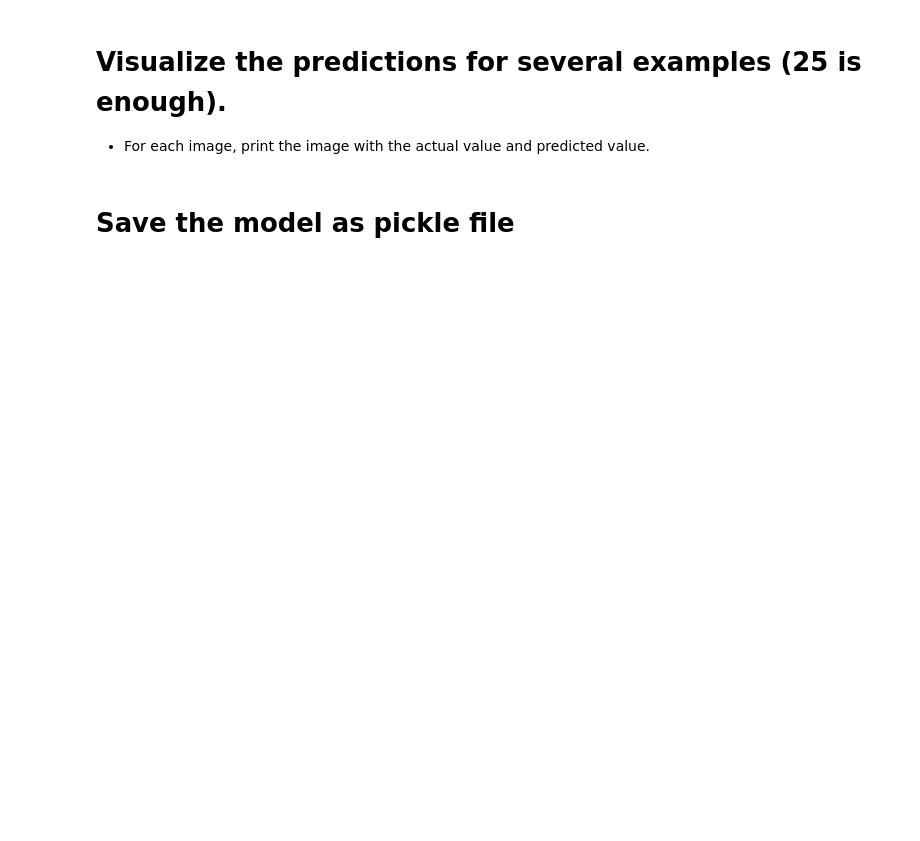
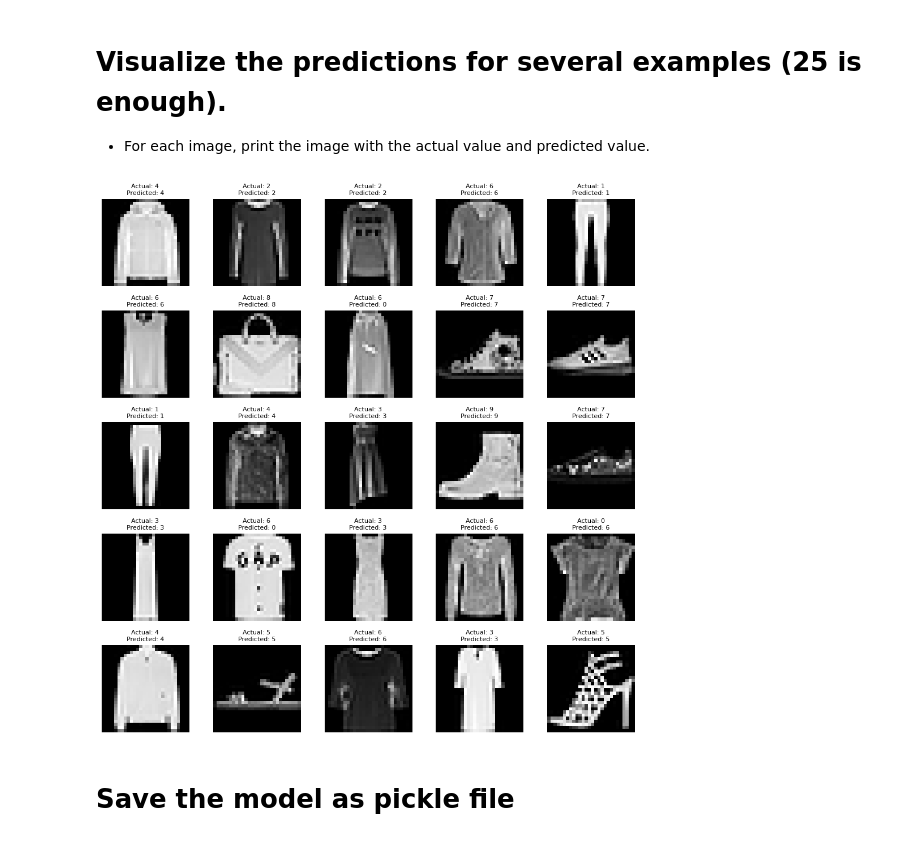
Before and after one commit to Tuwaiq-Data-Science-Bootcamp-V5/CNN_FashionMNIST, a Jupyter notebook: NeuralNetworks-Fashion.ipynb, the cells around one changed output. Cells and saved outputs as stored; diff of their text form; code cells hidden in the pictures; blank space fills up the shorter version.

```diff
--- a/NeuralNetworks-Fashion.ipynb
+++ b/NeuralNetworks-Fashion.ipynb
@@ -102,7 +102,7 @@ test_labels = tf.keras.utils.to_categorical(test_labels, num_classes)
 from sklearn.model_selection import train_test_split
 
 
-train_images, train_labels, val_images, val_labels = train_test_split(train_images, train_labels, test_size=0.1, random_state=42)
+train_images, val_images, train_labels, val_labels = train_test_split(train_images, train_labels, test_size=0.1, random_state=42)
 # %% [markdown]
 # Build the CNN structure
 
@@ -194,5 +197,9 @@ def createModel():
 - Find the best optimizer.
 - What is the best loss function in this problem? (multi class).
 - Do not forget the metric!! What is the best metric??
+# %%
+model.compile(
+    optimizer='rmsprop', loss='categorical_crossentropy', metrics=['accuracy']
+)
 # %% [markdown]
 # Give me a summary of the NN
@@ -209,3 +240,8 @@ def createModel():
 - The epochs parameter should receive the number of epochs in the model, you can make it 1 it is ok.
     Note : You can increase the epochs, this will decrease the loss, but the loss will stop decreasing in sometimes.
 - Make the verbose parameter 1.
+# %%
+history = model.fit(
+    train_images, train_labels, batch_size=256,
+    epochs=50, verbose=1, validation_data=(val_images,val_labels)
+)
@@ -220,3 +279,9 @@ def createModel():
 # Make predictions on the test data
 
 - Just print the first ten predictions and compare them with the actual values.
+# %%
+predictions = model.predict(test_images)
+for i in range(10):
+    predicted_label = tf.argmax(predictions[i]).numpy()
+    actual_label = tf.argmax(test_labels[i]).numpy()
+    print(f"Predicted: {predicted_label}, Actual: {actual_label}")
@@ -224,5 +301,21 @@ def createModel():
 # Visualize the predictions for several examples (25 is enough).
 
 - For each image, print the image with the actual value and predicted value.
+# %%
+indices = np.random.choice(test_images.shape[0], 25, replace=False)
+
+plt.figure(figsize=(10, 10))
+for i, index in enumerate(indices, 1):
+    plt.subplot(5, 5, i)
+    plt.imshow(test_images[index].reshape(28, 28), cmap='gray')  # Display the image
+    predicted_label = np.argmax(predictions[index])
+    actual_label = np.argmax(test_labels[index])
+    plt.title(f"Actual: {actual_label}\nPredicted: {predicted_label}", fontsize=8)
+    plt.axis('off')
+
+plt.tight_layout()
+plt.show()
+# %% [output]
+[figure, added]
 # %% [markdown]
 # Save the model as pickle file
```
Also changed, not shown: parts of 10 cells of this notebook, 1 other file.
